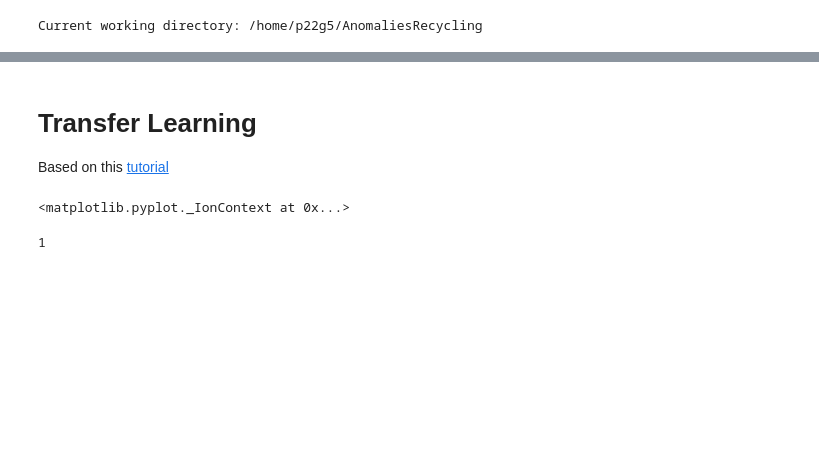
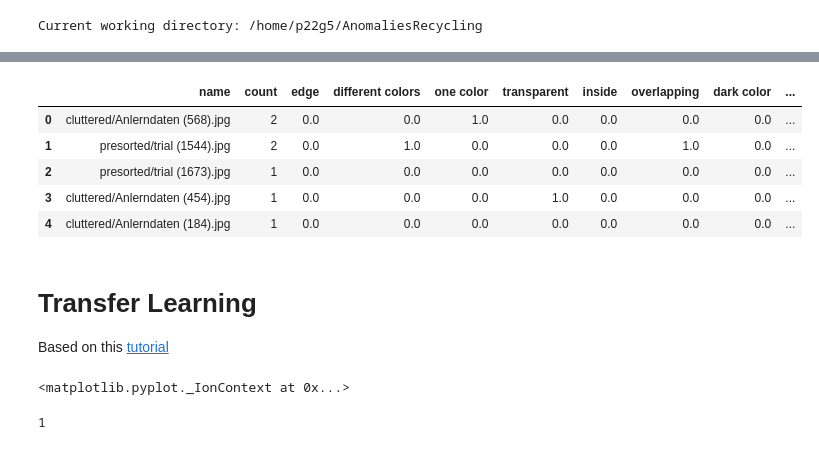
Before and after one commit to eismont21/AnomaliesRecycling, a Jupyter notebook: notebooks/TransferLearning.ipynb, the cells around one changed output, grey strips where cells are left out. Drawn from its saved outputs; the diff is of its cells as text; code cells hidden in the pictures; blank space fills up the shorter version.

```diff
--- a/notebooks/TransferLearning.ipynb
+++ b/notebooks/TransferLearning.ipynb
@@ -11,3 +12,7 @@ os.chdir('..')
 print("Current working directory: {0}".format(os.getcwd()))
 # %% [output]
 Current working directory: /home/p22g5/AnomaliesRecycling
+# %%
+import pandas as pd
+synthesized_csv = pd.read_csv("./data/labels/synthesized/synthesized.csv")
+train_csv = pd.read_csv("./data/train.csv")
@@ -13,0 +28,10 @@ Current working directory: /home/p22g5/AnomaliesRecycling
+# %%
+train_csv = pd.concat([train_csv, synthesized_csv])
+train_csv.head()
+# %% [output]
+|  | name | count | edge | different colors | one color | transparent | inside | overlapping | dark color | ... |
+| 0 | cluttered/Anlerndaten (568).jpg | 2 | 0.0 | 0.0 | 1.0 | 0.0 | 0.0 | 0.0 | 0.0 | ... |
+| 1 | presorted/trial (1544).jpg | 2 | 0.0 | 1.0 | 0.0 | 0.0 | 0.0 | 1.0 | 0.0 | ... |
+| 2 | presorted/trial (1673).jpg | 1 | 0.0 | 0.0 | 0.0 | 0.0 | 0.0 | 0.0 | 0.0 | ... |
+| 3 | cluttered/Anlerndaten (454).jpg | 1 | 0.0 | 0.0 | 0.0 | 1.0 | 0.0 | 0.0 | 0.0 | ... |
+| 4 | cluttered/Anlerndaten (184).jpg | 1 | 0.0 | 0.0 | 0.0 | 0.0 | 0.0 | 0.0 | 0.0 | ... |
```
Also changed, not shown: parts of 11 cells of this notebook, 1 other file.
